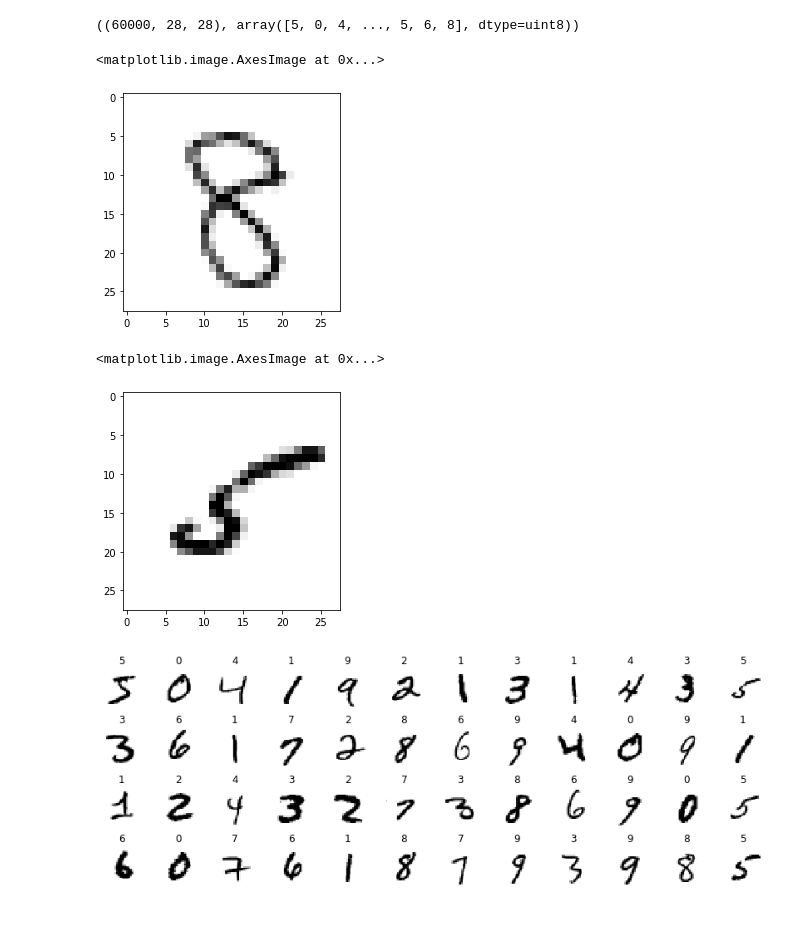
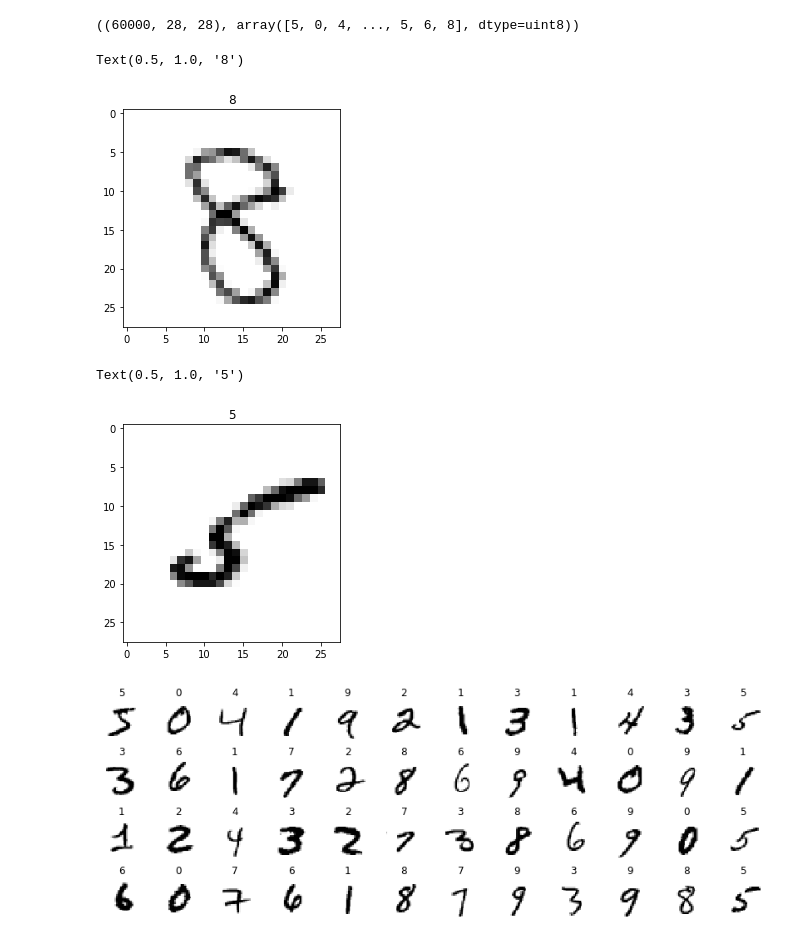
Before and after one commit to Tomaszsachanowski/ML-Scikit-Learn-Tensorflow, a Jupyter notebook: Chapter-3.ipynb, the cells around one changed output. Drawn from its saved outputs; the diff is of its cells as text; code cells hidden in the pictures.

```diff
--- a/Chapter-3.ipynb
+++ b/Chapter-3.ipynb
@@ -17,5 +17,5 @@ X_train.shape, y_train
 import matplotlib as mpl
 import matplotlib.pyplot as plt
 # %%
-some_digt = X_train[3600]
+digt_8 = X_train[3600]
 # %%
@@ -23,13 +23,15 @@ some_digt_2 = X_train[11]
 # %%
-plt.imshow(some_digt, cmap=mpl.cm.binary, interpolation="nearest")
+plt.imshow(digt_8, cmap=mpl.cm.binary, interpolation="nearest")
+plt.title(y_train[3600], fontsize=12)
 # %% [output]
-<matplotlib.image.AxesImage at 0x...>
+Text(0.5, 1.0, '8')
-[figure, old version]
+[figure, new version]
 # %%
-plt.imshow(some_digt_2, cmap=mpl.cm.binary, interpolation="nearest")
+plt.imshow(digt_5, cmap=mpl.cm.binary, interpolation="nearest")
+plt.title(y_train[11], fontsize=12)
 # %% [output]
-<matplotlib.image.AxesImage at 0x...>
+Text(0.5, 1.0, '5')
-[figure, old version]
+[figure, new version]
 # %%
 n_rows = 4
 n_cols = 12
```
Also changed, not shown: parts of 56 cells of this notebook.
